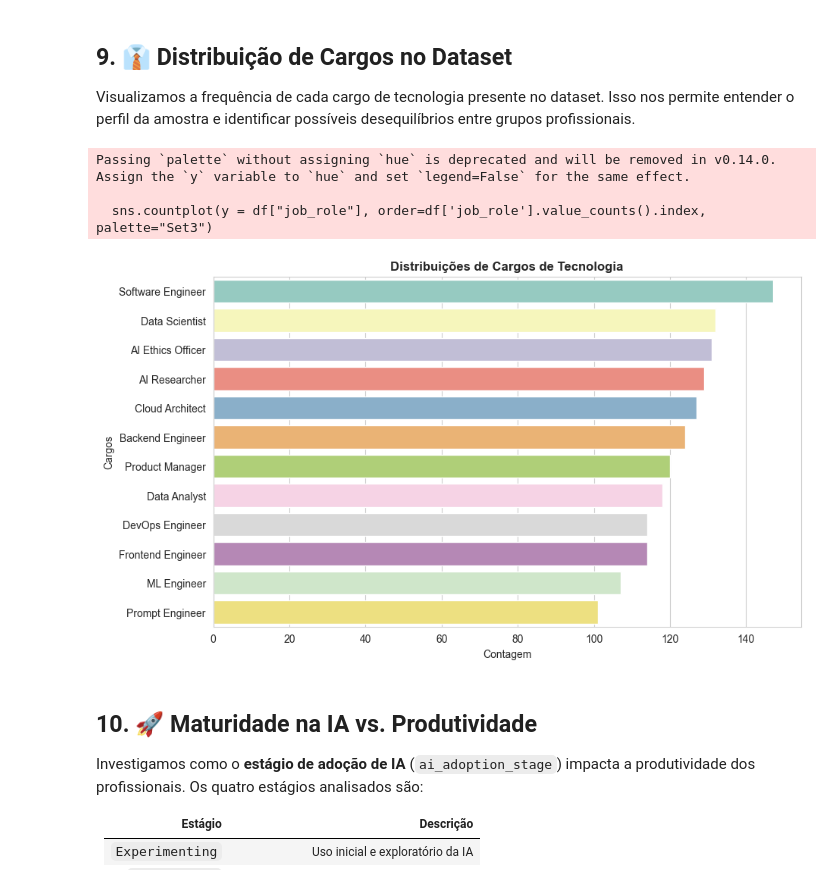
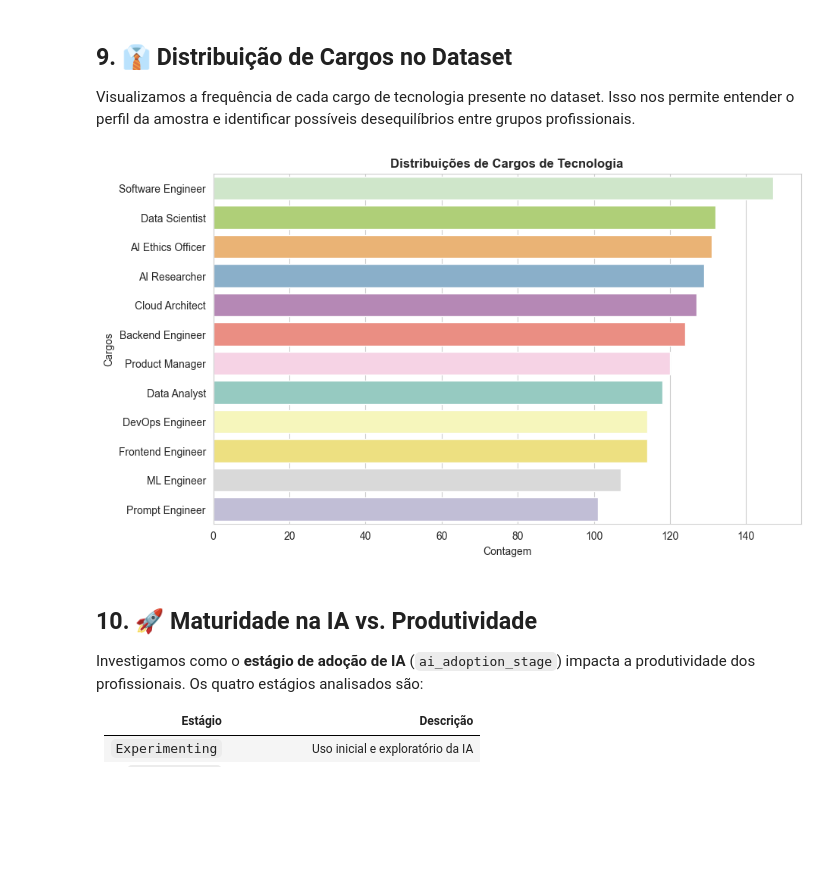
Before and after one commit to davipontojpg/ia-no-trabalho, a Jupyter notebook: ai_on_work.ipynb, the cells around one changed output. Drawn from its saved outputs; the diff is of its cells as text; code cells hidden in the pictures; blank space fills up the shorter version.

```diff
--- a/ai_on_work.ipynb
+++ b/ai_on_work.ipynb
@@ -239,16 +233,13 @@ plt.show()
 Visualizamos a frequência de cada cargo de tecnologia presente no dataset. Isso nos permite entender o perfil da amostra e identificar possíveis desequilíbrios entre grupos profissionais.
 # %%
 plt.figure(figsize=(10, 6))
-sns.countplot(y = df["job_role"], order=df['job_role'].value_counts().index, palette="Set3")
+sns.countplot(data=df, y="job_role", order=df['job_role'].value_counts().index, hue="job_role", palette="Set3", legend=False)
 plt.title("Distribuições de Cargos de Tecnologia", fontweight='bold')
 plt.xlabel("Contagem")
 plt.ylabel("Cargos")
 plt.show()
 # %% [output]
-Passing `palette` without assigning `hue` is deprecated and will be removed in v0.14.0. Assign the `y` variable to `hue` and set `legend=False` for the same effect.
-
-  sns.countplot(y = df["job_role"], order=df['job_role'].value_counts().index, palette="Set3")
-[figure, old version]
+[figure, new version]
 # %% [markdown]
 ## 10. 🚀 Maturidade na IA vs. Produtividade
 
```
Also changed, not shown: parts of 16 cells of this notebook.
